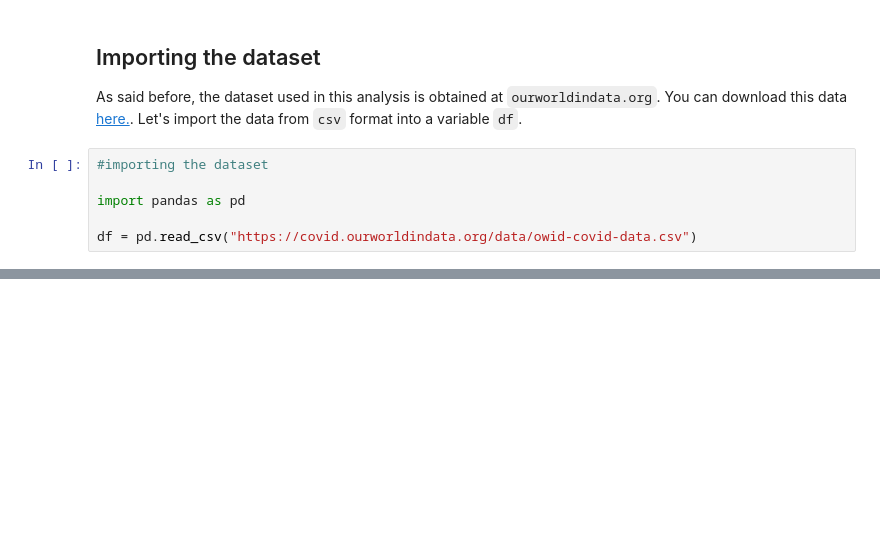
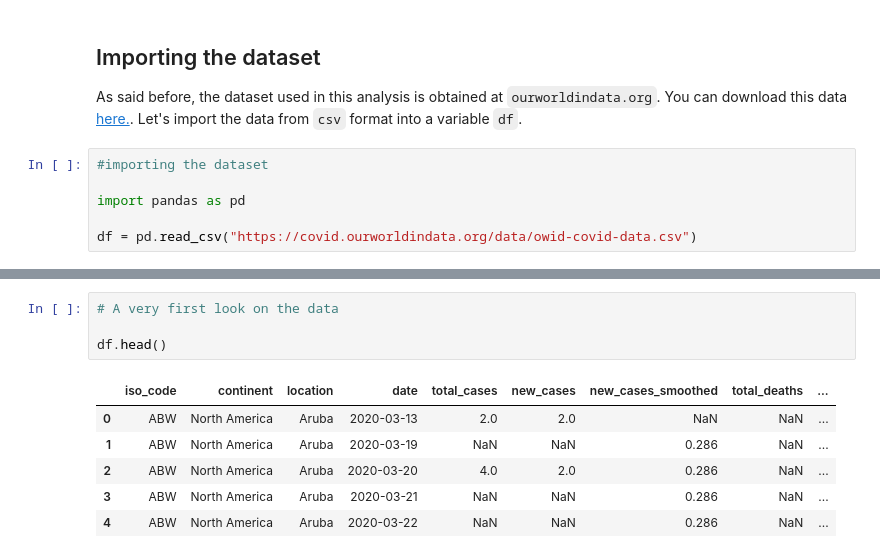
Before and after one commit to JoaoSiqueiraDS/DS_Days, a Jupyter notebook: COVID.ipynb, the cells around one changed output, grey strips where cells are left out. Cells and saved outputs as stored; diff of their text form; blank space fills up the shorter version.

```diff
--- a/COVID.ipynb
+++ b/COVID.ipynb
@@ -28,0 +33,11 @@ df = pd.read_csv("https://covid.ourworldindata.org/data/owid-covid-data.csv")
+# %%
+# A very first look on the data
+
+df.head()
+# %% [output]
+|  | iso_code | continent | location | date | total_cases | new_cases | new_cases_smoothed | total_deaths | ... |
+| 0 | ABW | North America | Aruba | 2020-03-13 | 2.0 | 2.0 | NaN | NaN | ... |
+| 1 | ABW | North America | Aruba | 2020-03-19 | NaN | NaN | 0.286 | NaN | ... |
+| 2 | ABW | North America | Aruba | 2020-03-20 | 4.0 | 2.0 | 0.286 | NaN | ... |
+| 3 | ABW | North America | Aruba | 2020-03-21 | NaN | NaN | 0.286 | NaN | ... |
+| 4 | ABW | North America | Aruba | 2020-03-22 | NaN | NaN | 0.286 | NaN | ... |
```
Also changed, not shown: parts of 16 cells of this notebook.
